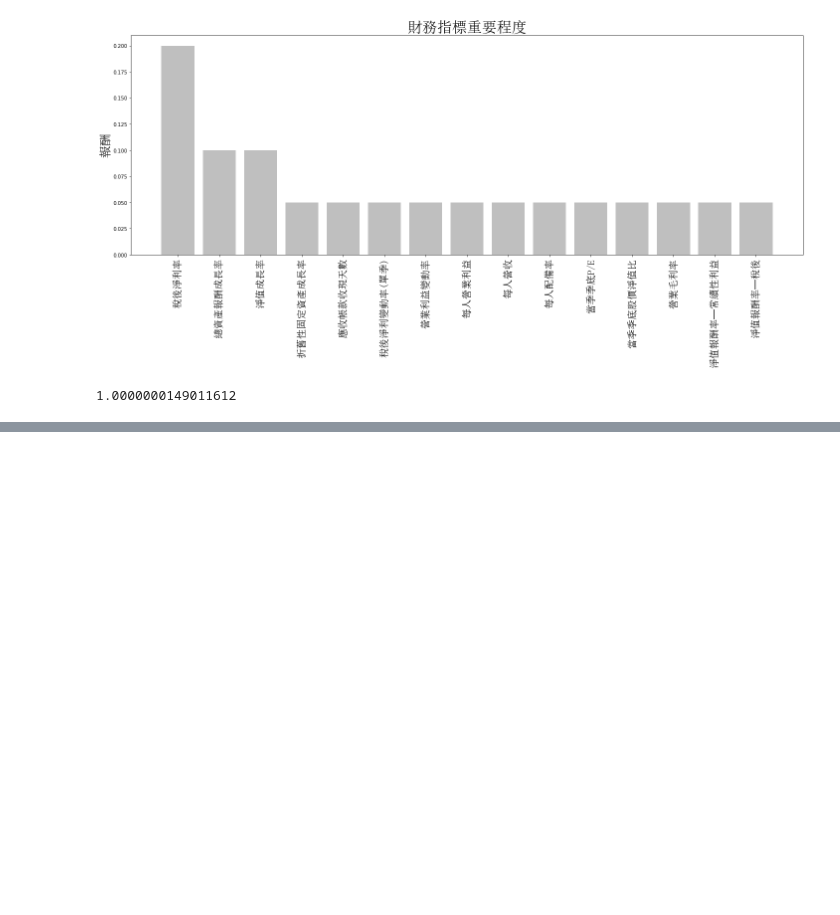
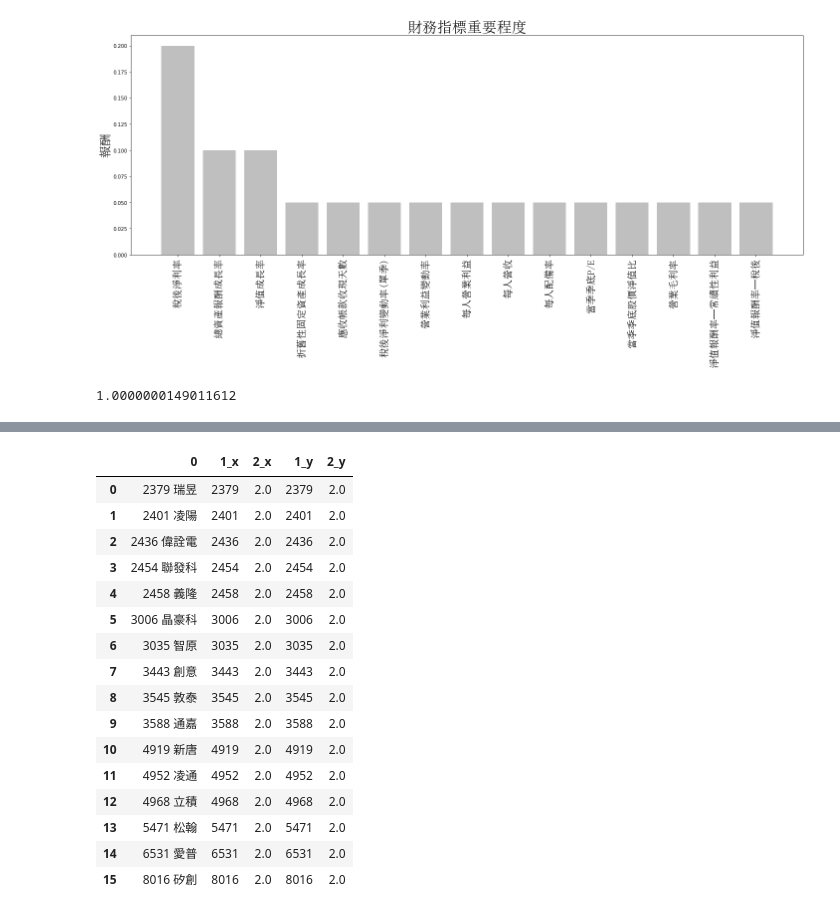
Before and after one commit to HowardOhMyGod/stock_back_end, a Jupyter notebook: src/basic_analysis/Random Forest - IC Design.ipynb, the cells around one changed output, grey strips where cells are left out. Cells and saved outputs as stored; diff of their text form; code cells hidden in the pictures; blank space fills up the shorter version.

```diff
--- a/src/basic_analysis/Random Forest - IC Design.ipynb
+++ b/src/basic_analysis/Random Forest - IC Design.ipynb
@@ -211,0 +245,17 @@ sum(importance[1])
+# %%
+data_new = pd.read_csv("data_IC_Design_new.csv")
+
+company_list = np.array([data_new["公司"]]).reshape(len(data_new["公司"]), )
+company_code = np.array([data_new["code"]]).reshape(len(data_new["code"]), )
+
+data_new.drop(["公司", "date", "code"], axis = 1, inplace = True)
+
+xx = np.zeros([len(data_new), 1])
+for ix in data_new.columns:
+    xx = np.append(xx, np.array(data_new["{}".format(ix)]).reshape(len(data_new), 1), axis = 1)
+xx = xx[:, 1:]
+X = xx
+
+recommand_list_random_forest = pd.DataFrame(list(zip(company_list, company_code, clf.predict(X))))
+recommand_list_random_forest = recommand_list_random_forest[recommand_list_random_forest[2] == 2]
+recommand_list_random_forest
@@ -351,3 +460,20 @@ plt.show()
 sum(importance[1])
 # %% [output]
 1.0000000149011612
+# %%
+data_new = pd.read_csv("data_IC_Design_new.csv")
+
+company_list = np.array([data_new["公司"]]).reshape(len(data_new["公司"]), )
+company_code = np.array([data_new["code"]]).reshape(len(data_new["code"]), )
+
+data_new.drop(["公司", "date", "code"], axis = 1, inplace = True)
+
+xx = np.zeros([len(data_new), 1])
+for ix in data_new.columns:
+    xx = np.append(xx, np.array(data_new["{}".format(ix)]).reshape(len(data_new), 1), axis = 1)
+xx = xx[:, 1:]
+X = xx
+
+recommand_list_xgboost = pd.DataFrame(list(zip(company_list, company_code, clf.predict(X))))
+recommand_list_xgboost = recommand_list_xgboost[recommand_list_xgboost[2] == 2]
+recommand_list_xgboost
@@ -353,0 +518,20 @@ sum(importance[1])
+# %%
+pd.merge(recommand_list_random_forest, recommand_list_xgboost, how = "inner", on = 0)
+# %% [output]
+|  | 0 | 1_x | 2_x | 1_y | 2_y |
+| 0 | 2379 瑞昱 | 2379 | 2.0 | 2379 | 2.0 |
+| 1 | 2401 凌陽 | 2401 | 2.0 | 2401 | 2.0 |
+| 2 | 2436 偉詮電 | 2436 | 2.0 | 2436 | 2.0 |
+| 3 | 2454 聯發科 | 2454 | 2.0 | 2454 | 2.0 |
+| 4 | 2458 義隆 | 2458 | 2.0 | 2458 | 2.0 |
+| 5 | 3006 晶豪科 | 3006 | 2.0 | 3006 | 2.0 |
+| 6 | 3035 智原 | 3035 | 2.0 | 3035 | 2.0 |
+| 7 | 3443 創意 | 3443 | 2.0 | 3443 | 2.0 |
+| 8 | 3545 敦泰 | 3545 | 2.0 | 3545 | 2.0 |
+| 9 | 3588 通嘉 | 3588 | 2.0 | 3588 | 2.0 |
+| 10 | 4919 新唐 | 4919 | 2.0 | 4919 | 2.0 |
+| 11 | 4952 凌通 | 4952 | 2.0 | 4952 | 2.0 |
+| 12 | 4968 立積 | 4968 | 2.0 | 4968 | 2.0 |
+| 13 | 5471 松翰 | 5471 | 2.0 | 5471 | 2.0 |
+| 14 | 6531 愛普 | 6531 | 2.0 | 6531 | 2.0 |
+| 15 | 8016 矽創 | 8016 | 2.0 | 8016 | 2.0 |
```
Also changed, not shown: parts of 16 cells of this notebook.
